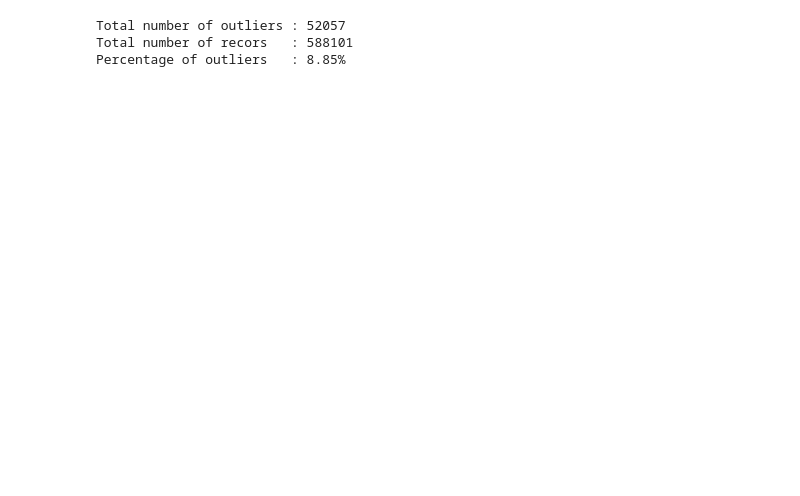
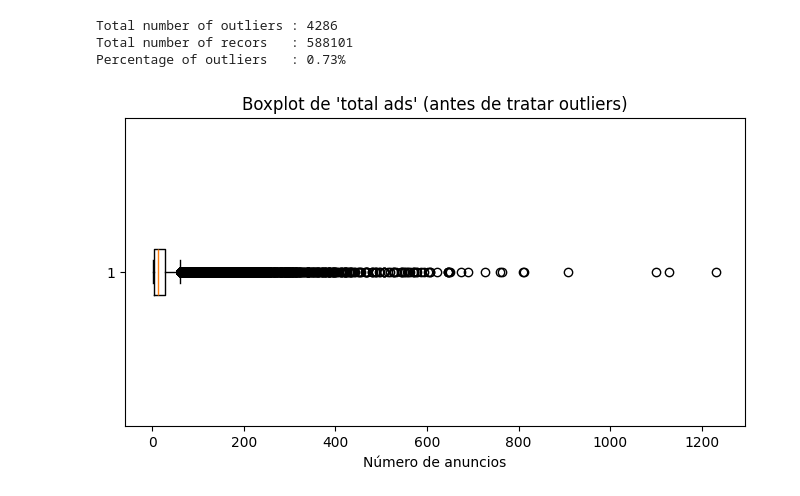
Before and after one commit to marta-ba/marketing_campaing_abtesting, a Jupyter notebook: eda.ipynb, the cells around one changed output. Saved outputs shown, nothing was run; the diff lists cells and outputs as text; code cells hidden in the pictures; blank space fills up the shorter version.

```diff
--- a/eda.ipynb
+++ b/eda.ipynb
@@ -61,0 +114,4 @@ MOST ADS HOUR : [20 22 18 10 14 13 19 11 12 16 21  3 23  4  8  0  2 15  1  6 17
+# %%
+ad_sample = df[df['test group'] == 'ad'].sample(n=23524, random_state=42)
+balanced_df = pd.concat([ad_sample, df[df['test group'] == 'psa']])
+balanced_df['test group'].value_counts()
@@ -87,11 +159,20 @@ def filter_outliers(data, whisker=1.5):
 
     return is_outlier
 # %%
-outliers = filter_outliers(df['total ads'])
+outliers = filter_outliers(balanced_df['total ads'])
 print(f"Total number of outliers : {len(outliers)}")
 print(f"Total number of recors   : {len(df)}")
 print(f"Percentage of outliers   : {len(outliers)/len(df)*100:.2f}%")
 # %% [output]
-Total number of outliers : 52057
+Total number of outliers : 4286
 Total number of recors   : 588101
-Percentage of outliers   : 8.85%
+Percentage of outliers   : 0.73%
+# %%
+# Boxplot de 'total_ads'
+plt.figure(figsize=(8, 4))
+plt.boxplot(balanced_df['total ads'], vert=False)
+plt.title("Boxplot de 'total ads' (antes de tratar outliers)")
+plt.xlabel("Número de anuncios")
+plt.show()
+# %% [output]
+[figure, added]
```
Also changed, not shown: parts of 37 cells of this notebook, 2 other files.
